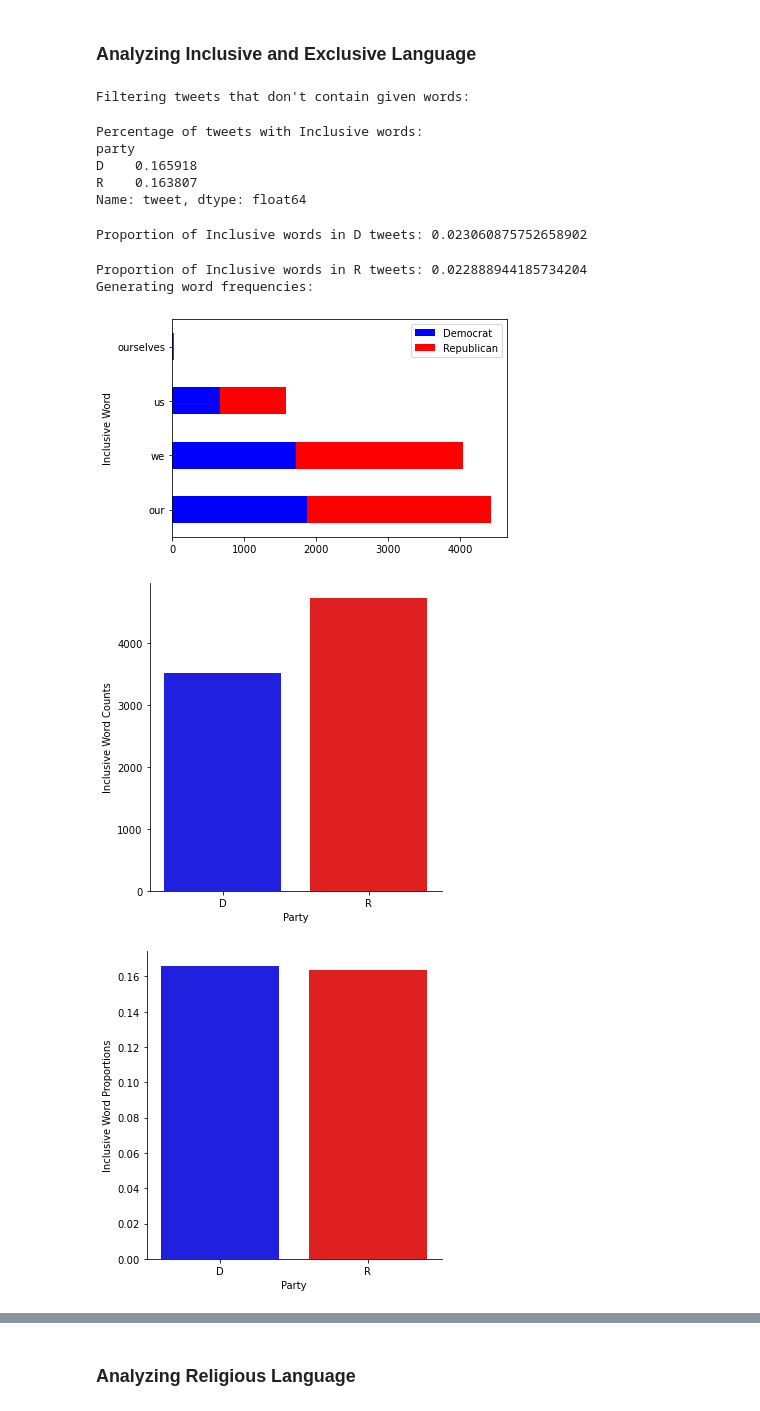
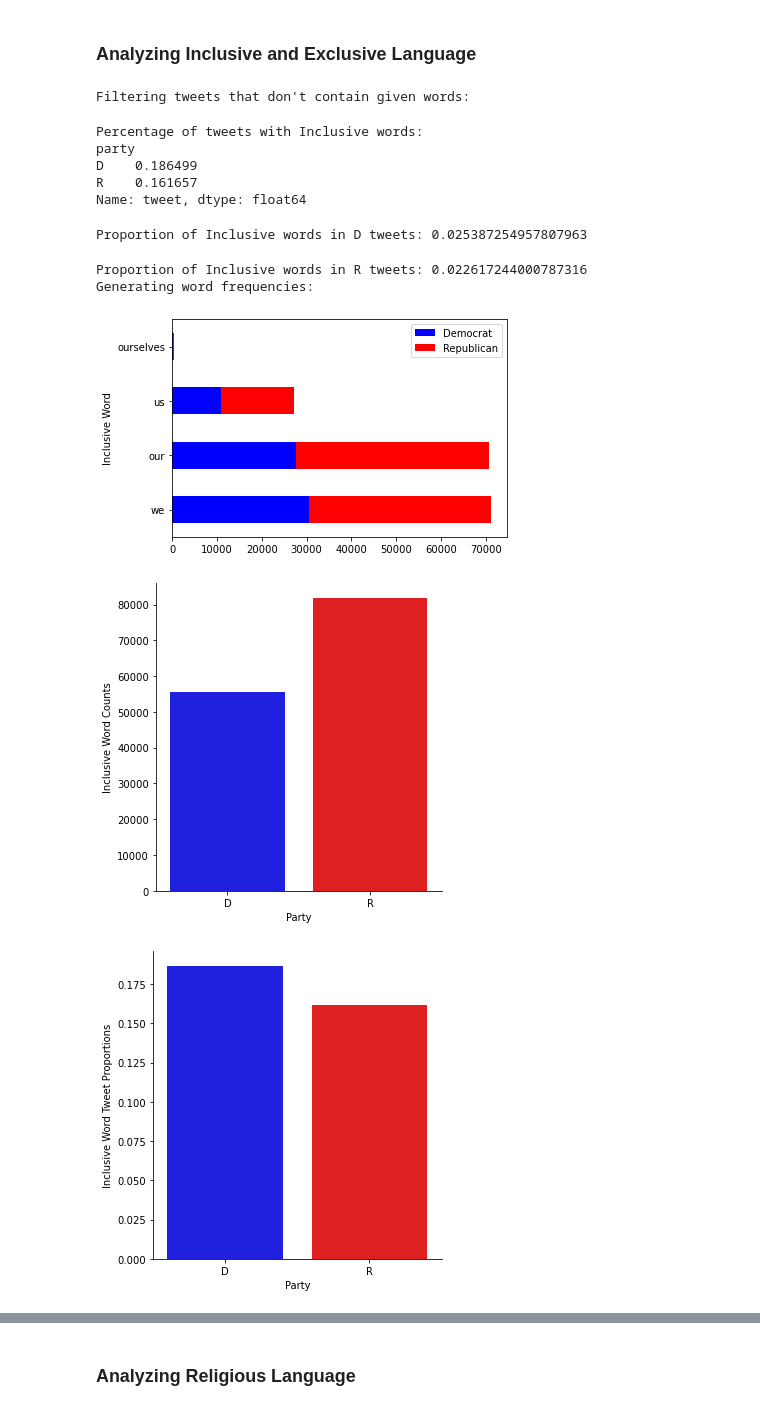
Before and after one commit to ShaanGondalia/PartyChecker, a Jupyter notebook: main.ipynb, the cells around one changed output, grey strips where cells are left out. Drawn from its saved outputs; the diff is of its cells as text; code cells hidden in the pictures.

Commit message:
Generate figures using updated dataset

```diff
--- a/main.ipynb
+++ b/main.ipynb
@@ -23,7 +37,7 @@ processed_tweets = pd.read_csv(PREPROCESSED_FILE,
                                encoding='utf-8',
                                converters={'tokens_no_stop': literal_eval})
 # Working with subset of data for speed
-processed_tweets = processed_tweets.sample(n=50000)
+# processed_tweets = processed_tweets.sample(n=50000)
 # %% [markdown]
 ### Visualize data
 # %%
@@ -46,21 +75,21 @@ v.visualize_word_freq(bad_words, processed_tweets, word_type='Bad')
 # %% [markdown]
 ### Analyzing Inclusive and Exclusive Language
 # %%
-inclusive_words = pd.Series(['we', 'our', 'us', 'ourselves'])
+inclusive_words = pd.Series(['we', 'our', 'us', 'ours', 'ourselves'])
 v.visualize_word_freq(inclusive_words, processed_tweets, word_type='Inclusive')
 # %% [output]
 Filtering tweets that don't contain given words:
 Percentage of tweets with Inclusive words:
 party
-D    0.165918
-R    0.163807
+D    0.186499
+R    0.161657
 Name: tweet, dtype: float64
-Proportion of Inclusive words in D tweets: 0.023060875752658902
+Proportion of Inclusive words in D tweets: 0.025387254957807963
-Proportion of Inclusive words in R tweets: 0.022888944185734204
+Proportion of Inclusive words in R tweets: 0.022617244000787316
 Generating word frequencies:
-[figure, old version]
+[figure, new version]
-[figure, old version]
+[figure, new version]
-[figure, old version]
+[figure, new version]
 # %%
 exclusive_words = pd.Series(['my', 'i', 'mine', 'me', 'them', 'their', 'they', 'those'])
 v.visualize_word_freq(exclusive_words, processed_tweets, word_type='Exclusive')
```
Also changed, not shown: parts of 5 cells of this notebook, 1 other file.
